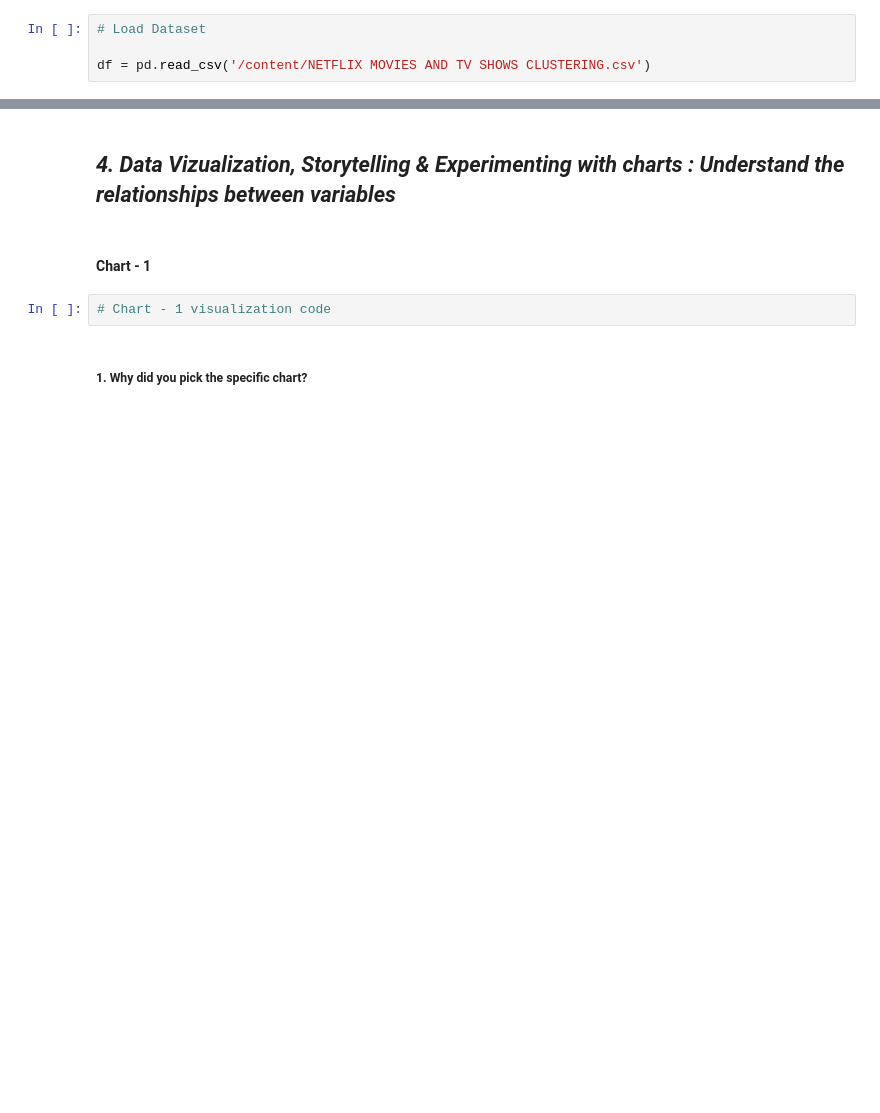
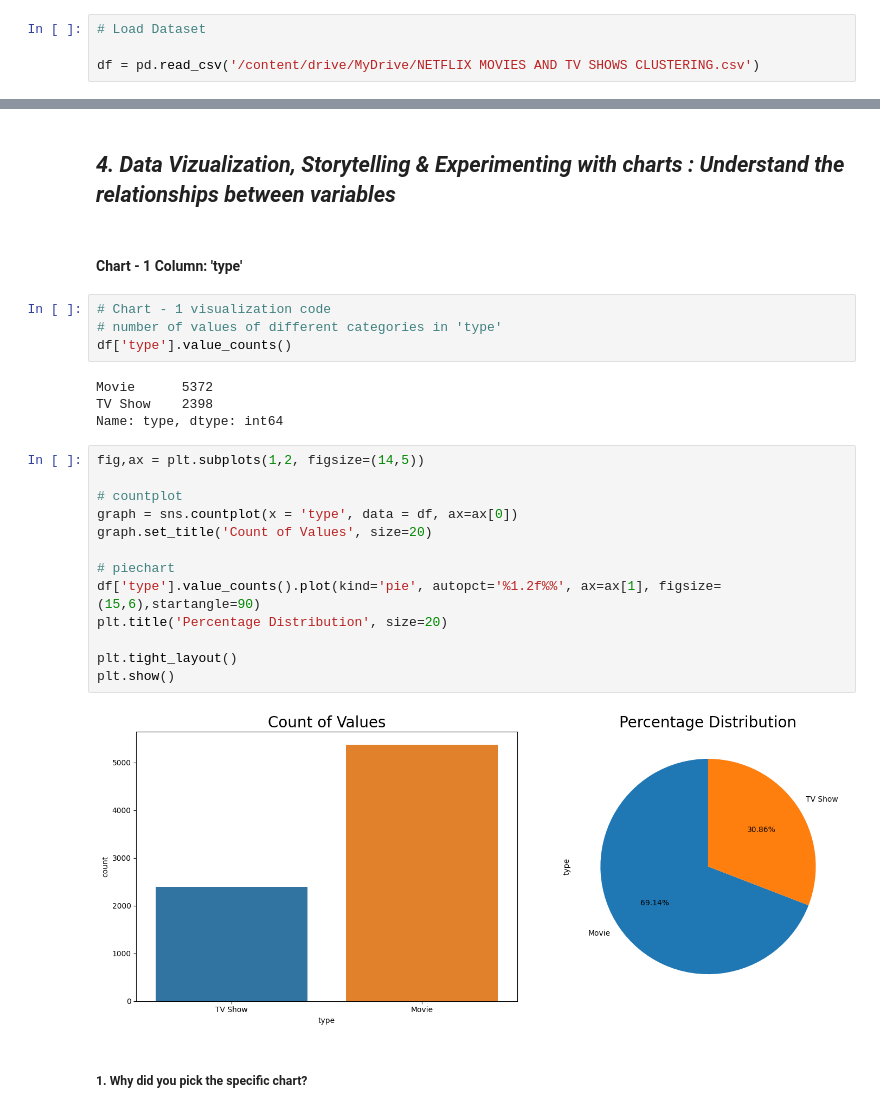
Before and after one commit to GaytriChoudhari/Unsupervised_ML_Netflix_Movies_and_TV_Shows_Clustering, a Jupyter notebook: Unsupervised_ML_Netflix_Movies_and_TV_Shows_Clustering.ipynb, the cells around one changed output, grey strips where cells are left out. Saved outputs shown, nothing was run; the diff lists cells and outputs as text; blank space fills up the shorter version.

```diff
--- a/Unsupervised_ML_Netflix_Movies_and_TV_Shows_Clustering.ipynb
+++ b/Unsupervised_ML_Netflix_Movies_and_TV_Shows_Clustering.ipynb
@@ -109,7 +115,7 @@ Mounted at /content/drive
 # %%
 # Load Dataset
 
-df = pd.read_csv('/content/NETFLIX MOVIES AND TV SHOWS CLUSTERING.csv')
+df = pd.read_csv('/content/drive/MyDrive/NETFLIX MOVIES AND TV SHOWS CLUSTERING.csv')
 # %% [markdown]
 ### Dataset First View
 # %%
@@ -309,9 +315,30 @@ Answer Here.
 # %% [markdown]
 ## ***4. Data Vizualization, Storytelling & Experimenting with charts : Understand the relationships between variables***
 # %% [markdown]
-#### Chart - 1
+#### Chart - 1 Column: 'type'
 # %%
 # Chart - 1 visualization code
+# number of values of different categories in 'type'
+df['type'].value_counts()
+# %% [output]
+Movie      5372
+TV Show    2398
+Name: type, dtype: int64
+# %%
+fig,ax = plt.subplots(1,2, figsize=(14,5))
+
+# countplot
+graph = sns.countplot(x = 'type', data = df, ax=ax[0])
+graph.set_title('Count of Values', size=20)
+
+# piechart
+df['type'].value_counts().plot(kind='pie', autopct='%1.2f%%', ax=ax[1], figsize=(15,6),startangle=90)
+plt.title('Percentage Distribution', size=20)
+
+plt.tight_layout()
+plt.show()
+# %% [output]
+[figure, added]
 # %% [markdown]
 ##### 1. Why did you pick the specific chart?
 # %% [markdown]
```
Also changed, not shown: parts of 16 cells of this notebook.
